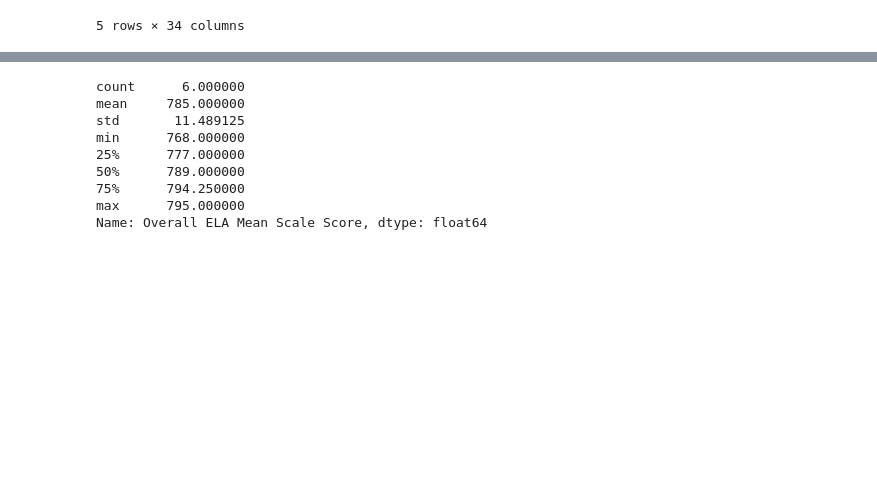
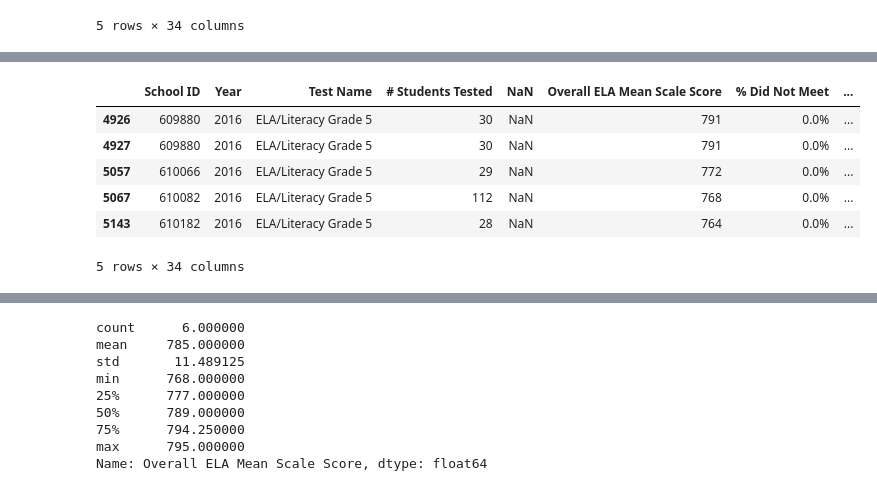
Before and after one commit to lilphonsdale/ep_if, a Jupyter notebook: Analysis_Lonsdale_Philip_2023_May_5.ipynb, the cells around one changed output, grey strips where cells are left out. Saved outputs shown, nothing was run; the diff lists cells and outputs as text; code cells hidden in the pictures; blank space fills up the shorter version.

```diff
--- a/Pilot_Program_Results.ipynb
+++ b/Analysis_Lonsdale_Philip_2023_May_5.ipynb
@@ -49,0 +64,15 @@ pilot_participants_2017
+# %%
+#filtering the dataset to show only the pilot schools' 5 graders in 2016
+
+pilot_participants = results_df[results_df['School ID'].isin(pilot_schools)]
+pilot_participants = pilot_participants[results_df['Test Name']=="ELA/Literacy Grade 5"]
+pilot_participants_2016 = pilot_participants[results_df['Year']=="2016"]
+pilot_participants_2016.head()
+# %% [output]
+|  | School ID | Year | Test Name | # Students Tested | NaN | Overall ELA Mean Scale Score | % Did Not Meet | ... |
+| 4926 | 609880 | 2016 | ELA/Literacy Grade 5 | 30 | NaN | 791 | 0.0% | ... |
+| 4927 | 609880 | 2016 | ELA/Literacy Grade 5 | 30 | NaN | 791 | 0.0% | ... |
+| 5057 | 610066 | 2016 | ELA/Literacy Grade 5 | 29 | NaN | 772 | 0.0% | ... |
+| 5067 | 610082 | 2016 | ELA/Literacy Grade 5 | 112 | NaN | 768 | 0.0% | ... |
+| 5143 | 610182 | 2016 | ELA/Literacy Grade 5 | 28 | NaN | 764 | 0.0% | ... |
+5 rows × 34 columns
```
Also changed, not shown: parts of 13 cells of this notebook.
